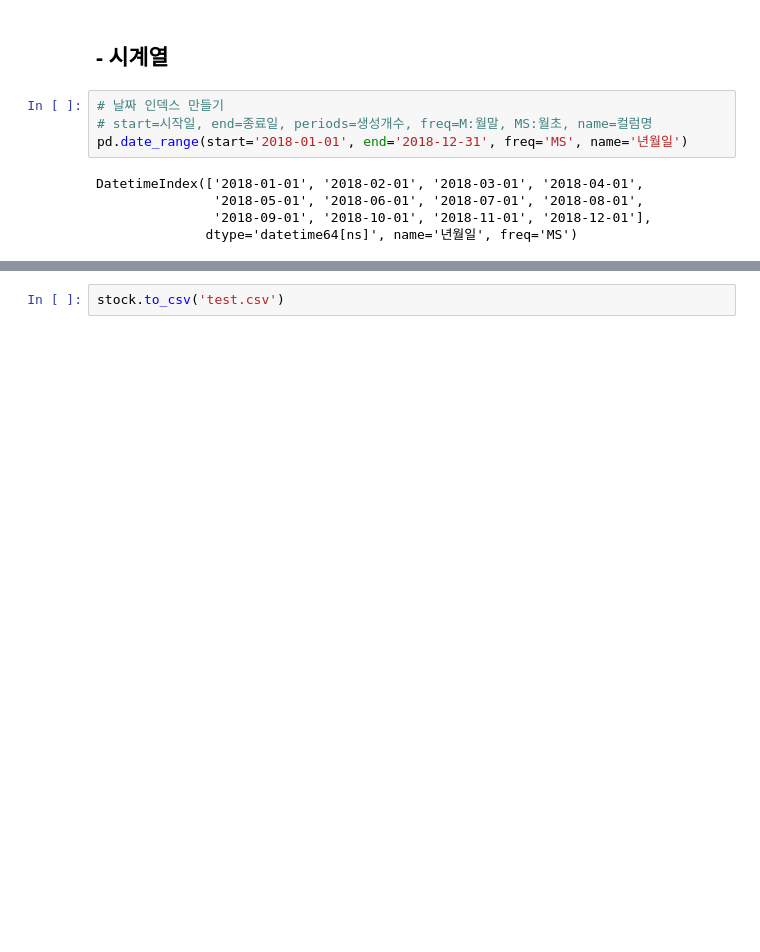
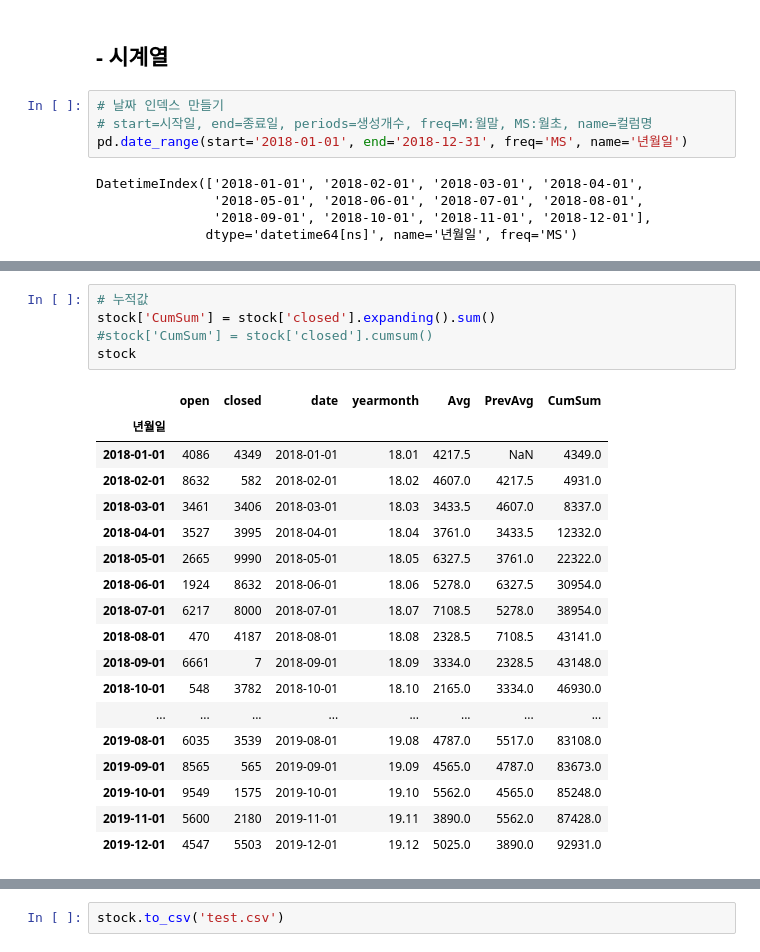
Before and after one commit to kinonia/python-note, a Jupyter notebook: 20.dataframe-demo.ipynb, the cells around one changed output, grey strips where cells are left out. Saved outputs shown, nothing was run; the diff lists cells and outputs as text; blank space fills up the shorter version.

```diff
--- a/20.dataframe-demo.ipynb
+++ b/20.dataframe-demo.ipynb
@@ -1215,3 +1289,27 @@ stock.head()
+# %%
+# 누적값
+stock['CumSum'] = stock['closed'].expanding().sum()
+#stock['CumSum'] = stock['closed'].cumsum()
+stock
+# %% [output]
+|  | open | closed | date | yearmonth | Avg | PrevAvg | CumSum |
+| 년월일 |  |  |  |  |  |  |  |
+| 2018-01-01 | 4086 | 4349 | 2018-01-01 | 18.01 | 4217.5 | NaN | 4349.0 |
+| 2018-02-01 | 8632 | 582 | 2018-02-01 | 18.02 | 4607.0 | 4217.5 | 4931.0 |
+| 2018-03-01 | 3461 | 3406 | 2018-03-01 | 18.03 | 3433.5 | 4607.0 | 8337.0 |
+| 2018-04-01 | 3527 | 3995 | 2018-04-01 | 18.04 | 3761.0 | 3433.5 | 12332.0 |
+| 2018-05-01 | 2665 | 9990 | 2018-05-01 | 18.05 | 6327.5 | 3761.0 | 22322.0 |
+| 2018-06-01 | 1924 | 8632 | 2018-06-01 | 18.06 | 5278.0 | 6327.5 | 30954.0 |
+| 2018-07-01 | 6217 | 8000 | 2018-07-01 | 18.07 | 7108.5 | 5278.0 | 38954.0 |
+| 2018-08-01 | 470 | 4187 | 2018-08-01 | 18.08 | 2328.5 | 7108.5 | 43141.0 |
+| 2018-09-01 | 6661 | 7 | 2018-09-01 | 18.09 | 3334.0 | 2328.5 | 43148.0 |
+| 2018-10-01 | 548 | 3782 | 2018-10-01 | 18.10 | 2165.0 | 3334.0 | 46930.0 |
+| ... | ... | ... | ... | ... | ... | ... | ... |
+| 2019-08-01 | 6035 | 3539 | 2019-08-01 | 19.08 | 4787.0 | 5517.0 | 83108.0 |
+| 2019-09-01 | 8565 | 565 | 2019-09-01 | 19.09 | 4565.0 | 4787.0 | 83673.0 |
+| 2019-10-01 | 9549 | 1575 | 2019-10-01 | 19.10 | 5562.0 | 4565.0 | 85248.0 |
+| 2019-11-01 | 5600 | 2180 | 2019-11-01 | 19.11 | 3890.0 | 5562.0 | 87428.0 |
+| 2019-12-01 | 4547 | 5503 | 2019-12-01 | 19.12 | 5025.0 | 3890.0 | 92931.0 |
 # %%
 # 이전값 누적하기 : rolling(window=누적개수),
 # 과거 5개월 이동평균 / 미래 5개월 이동평균 예측
```
Also changed, not shown: parts of 21 cells of this notebook.
